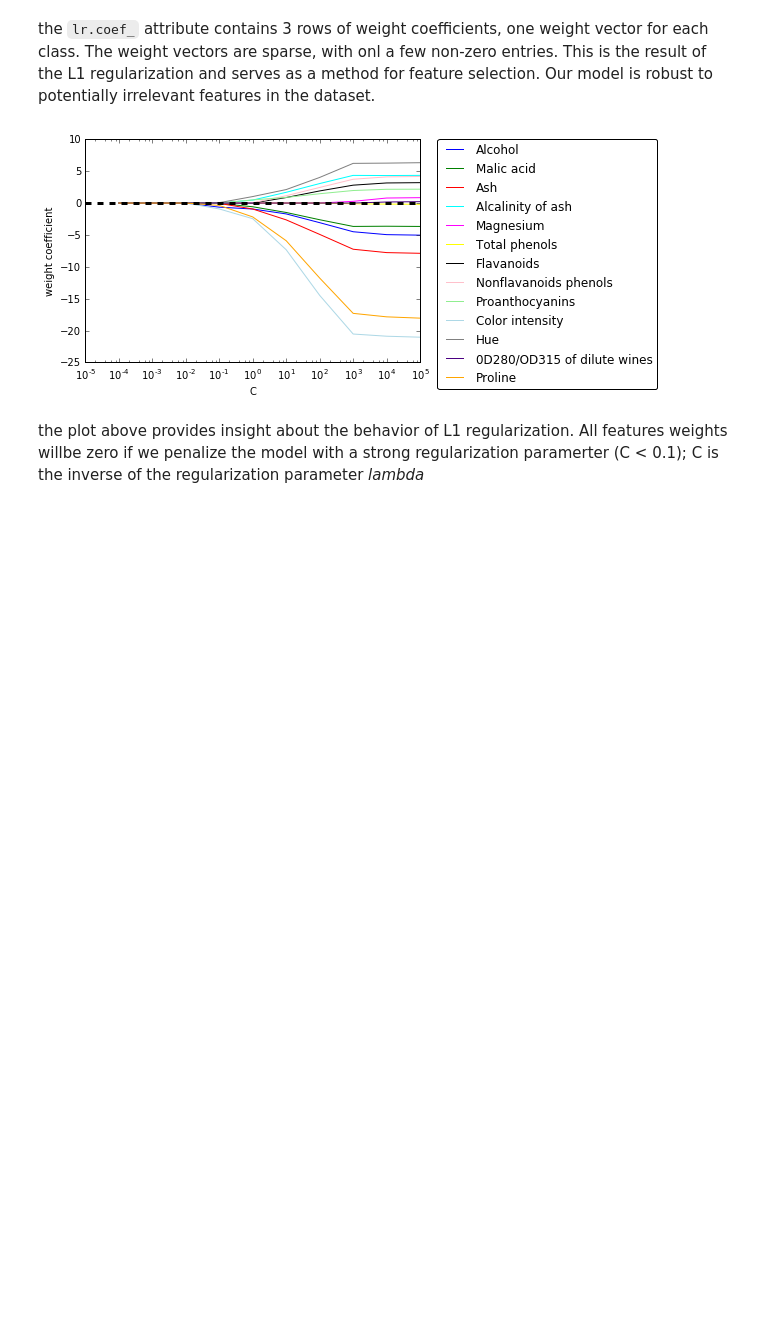
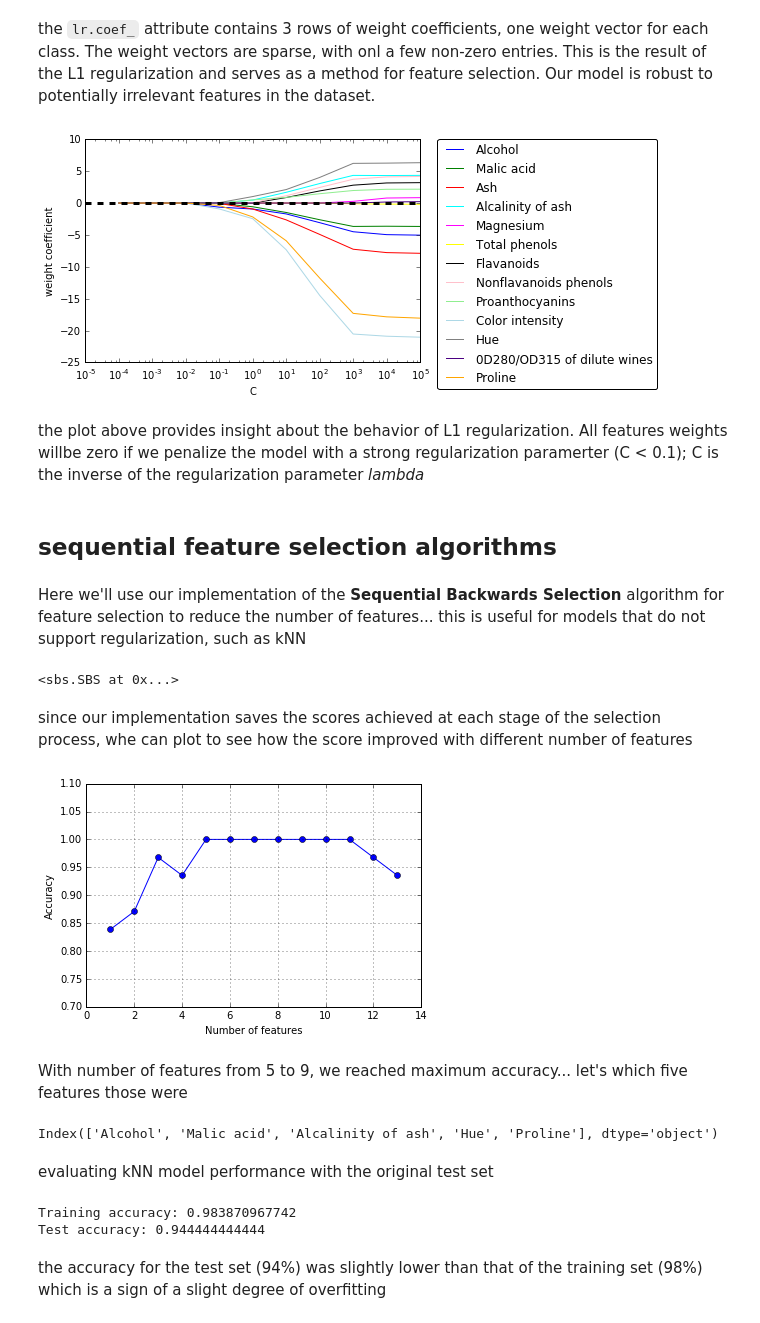
Before and after one commit to habbes/python-ml, a Jupyter notebook: chapter4.ipynb, the cells around one changed output. Cells and saved outputs as stored; diff of their text form; code cells hidden in the pictures; blank space fills up the shorter version.

Commit message:
Feature selection using SBS

```diff
--- a/chapter4.ipynb
+++ b/chapter4.ipynb
@@ -365,3 +365,47 @@ plt.show()
 [figure]
 # %% [markdown]
 the plot above provides insight about the behavior of L1 regularization. All features weights willbe zero if we penalize the model with a strong regularization paramerter (C < 0.1); C is the inverse of the regularization parameter *lambda*
+# %% [markdown]
+## sequential feature selection algorithms
+# %% [markdown]
+Here we'll use our implementation of the **Sequential Backwards Selection** algorithm for feature selection to reduce the number of features... this is useful for models that do not support regularization, such as kNN
+# %%
+from sklearn.neighbors import KNeighborsClassifier
+from sbs import SBS
+import matplotlib.pyplot as plt
+knn = KNeighborsClassifier(n_neighbors=2)
+sbs = SBS(knn, k_features=1)
+sbs.fit(X_train_std, y_train)
+# %% [output]
+<sbs.SBS at 0x...>
+# %% [markdown]
+since our implementation saves the scores achieved at each stage of the selection process, whe can plot to see how the score improved with different number of features
+# %%
+k_feat = [len(k) for k in sbs.subsets_]
+plt.plot(k_feat, sbs.scores_, marker='o')
+plt.ylim([0.7, 1.1])
+plt.ylabel('Accuracy')
+plt.xlabel('Number of features')
+plt.grid()
+plt.show()
+# %% [output]
+[figure, added]
+# %% [markdown]
+With number of features from 5 to 9, we reached maximum accuracy... let's which five features those were
+# %%
+# indices for the feature subset at the 8th position
+k5 = list(sbs.subsets_[8])
+print(df_wine.columns[1:][k5])
+# %% [output]
+Index(['Alcohol', 'Malic acid', 'Alcalinity of ash', 'Hue', 'Proline'], dtype='object')
+# %% [markdown]
+evaluating kNN model performance with the original test set
+# %%
+knn.fit(X_train_std, y_train)
+print('Training accuracy:', knn.score(X_train_std, y_train))
+print('Test accuracy:', knn.score(X_test_std, y_test))
+# %% [output]
+Training accuracy: 0.983870967742
+Test accuracy: 0.944444444444
+# %% [markdown]
+the accuracy for the test set (94%) was slightly lower than that of the training set (98%) which is a sign of a slight degree of overfitting
```
Also changed, not shown: parts of 4 cells of this notebook.
